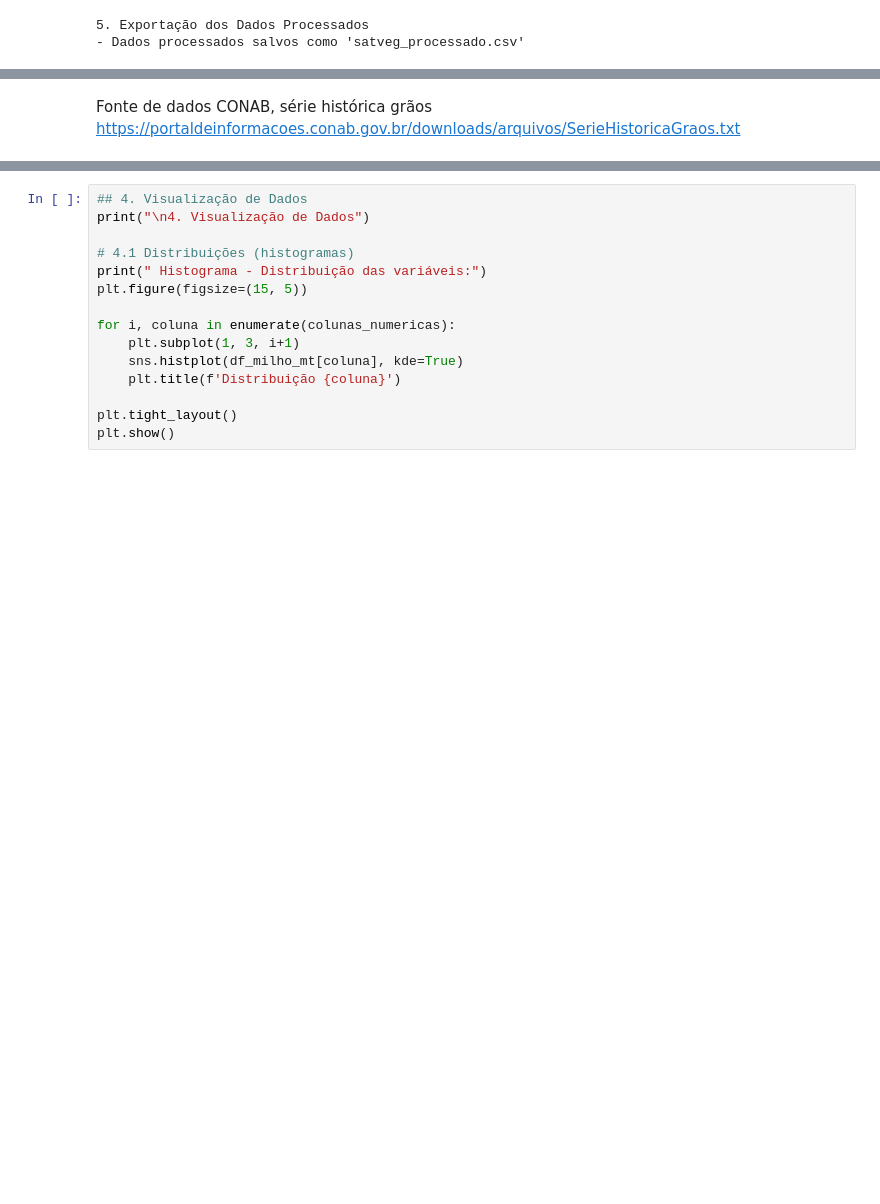
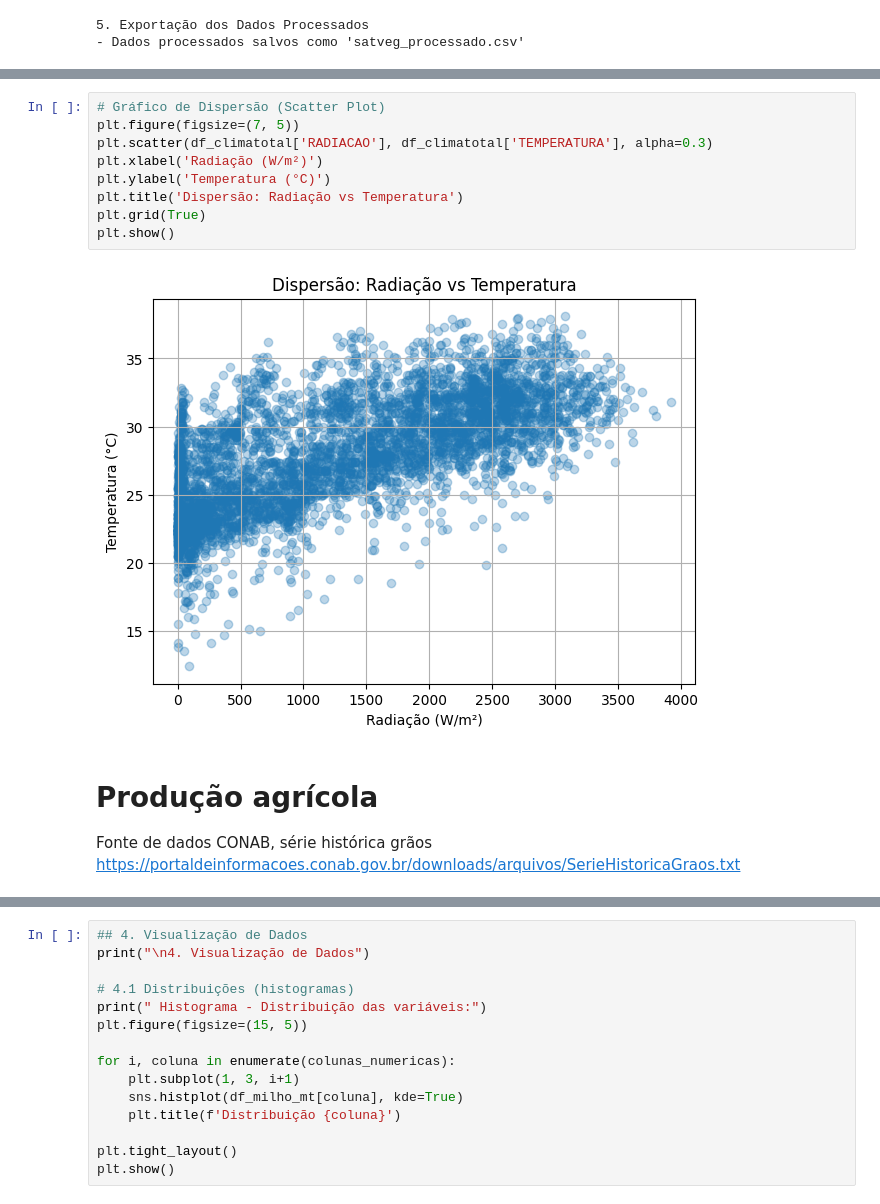
Before and after one commit to juhungaro/Pipoca, a Jupyter notebook: Entrega2.ipynb, the cells around one changed output, grey strips where cells are left out. Cells and saved outputs as stored; diff of their text form; blank space fills up the shorter version.

```diff
--- a/Entrega2.ipynb
+++ b/Entrega2.ipynb
@@ -288,3 +586,14 @@ print("- Dados processados salvos como 'satveg_processado.csv'")
+# %%
+# Gráfico de Dispersão (Scatter Plot)
+plt.figure(figsize=(7, 5))
+plt.scatter(df_climatotal['RADIACAO'], df_climatotal['TEMPERATURA'], alpha=0.3)
+plt.xlabel('Radiação (W/m²)')
+plt.ylabel('Temperatura (°C)')
+plt.title('Dispersão: Radiação vs Temperatura')
+plt.grid(True)
+plt.show()
+# %% [output]
+[figure, added]
 # %% [markdown]
-Fonte de dados CONAB, série histórica grãos
-https://portaldeinformacoes.conab.gov.br/downloads/arquivos/SerieHistoricaGraos.txt
+# Produção agrícola
+Fonte de dados CONAB, série histórica grãos https://portaldeinformacoes.conab.gov.br/downloads/arquivos/SerieHistoricaGraos.txt
```
Also changed, not shown: parts of 53 cells of this notebook.
